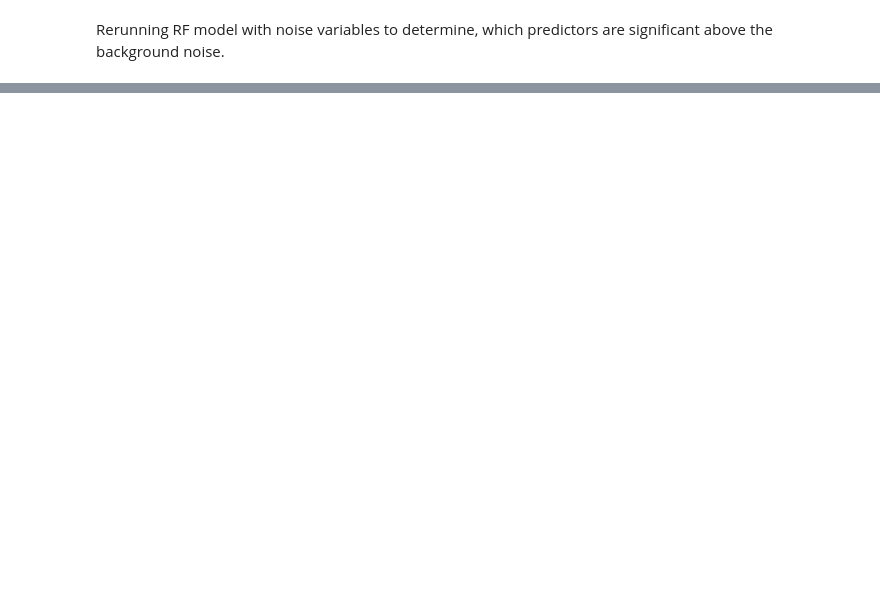
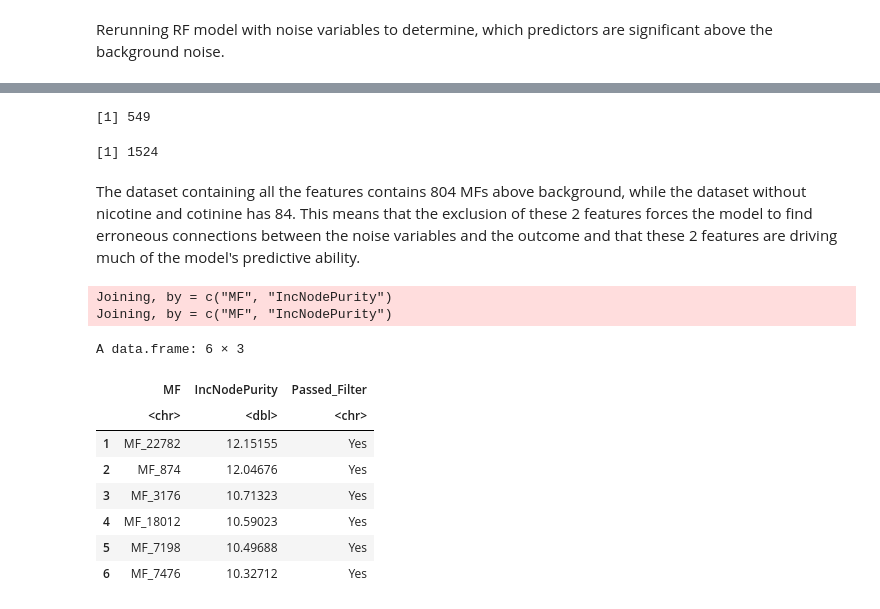
Before and after one commit to UNC-CEMALB/P1002_Ecig-Metabolomics-NELF, a Jupyter notebook: 6. GMCSF Prediction/GMCSF Prediction.ipynb, the cells around one changed output, grey strips where cells are left out. Cells and saved outputs as stored; diff of their text form; code cells hidden in the pictures; blank space fills up the shorter version.

```diff
--- a/6. GMCSF Prediction/GMCSF Prediction.ipynb
+++ b/6. GMCSF Prediction/GMCSF Prediction.ipynb
@@ -252,0 +295,6 @@ write.csv(noise_rf_values[[3]], paste0(Output,"/", cur_date, "_Significant_MFs_n
+# %%
+#calculating avg noise rank out of all variables
+noise_importance_values = noise_rf_values[[3]] %>%
+    column_to_rownames(var = "MF")
+noise_importance_values_covariates = noise_rf_values_covariates[[3]] %>%
+    column_to_rownames(var = "MF")
@@ -252,0 +325,64 @@ write.csv(noise_rf_values[[3]], paste0(Output,"/", cur_date, "_Significant_MFs_n
+# %%
+last_significant_rank_fn = function(noise_importance_values, highest_noise_rank){
+    for (i in 1:length(noise_importance_values$IncNodePurity)){
+    #if the row number (index)/# of variables is less than the highest noise rank the loop will continue
+        if (i/length(noise_importance_values$IncNodePurity) > highest_noise_rank){
+            last_significant_var = i - 1
+            break
+        }
+    }
+    return(last_significant_var)
+}
+
+#calling fn
+last_significant_rank = last_significant_rank_fn(noise_importance_values, highest_noise_rank)
+last_significant_rank_covariates = last_significant_rank_fn(noise_importance_values_covariates, highest_noise_rank_covariates)
+last_significant_rank
+last_significant_rank_covariates
+# %% [output]
+[1] 549
+[1] 1524
+# %% [markdown]
+The dataset containing all the features contains 804 MFs above background, while the dataset without nicotine and cotinine has 84. This means that the exclusion of these 2 features forces the model to find erroneous connections between the noise variables and the outcome and that these 2 features are driving much of the model's predictive ability.
+# %%
+# now getting those significant MFs
+significant_MFs = rownames(noise_importance_values)[1:last_significant_rank]
+significant_MFs_covariates = rownames(noise_importance_values_covariates)[1:last_significant_rank_covariates]
+# %%
+# converting row names back to columns to make next step easier
+noise_importance_values = noise_importance_values %>%
+    rownames_to_column(var = "MF")
+noise_importance_values_covariates = noise_importance_values_covariates %>%
+    rownames_to_column(var = "MF")
+# %%
+# getting dataframe ready to export variable importance ranks from above and whether those features passed the
+# background filter
+noise_variable_importance_ranks = function(noise_importance_values_df, significant_predictors){
+    # filtering the original rank df for predictors that were significant (above random noise)
+    filtered_significant_ranks_df = noise_importance_values_df %>%
+        filter(MF %in% significant_predictors) %>%
+        arrange(-IncNodePurity)
+
+    # adding a column denoting if the feature was above random noise
+    filtered_significant_ranks_df$Passed_Filter = c(rep(c("Yes"), times = length(filtered_significant_ranks_df$MF)))
+
+    final_df = full_join(filtered_significant_ranks_df, noise_importance_values_df)
+    return(final_df)
+}
+
+# calling fn
+significant_predictors_df = noise_variable_importance_ranks(noise_importance_values, significant_MFs)
+significant_predictors_df_covariates = noise_variable_importance_ranks(noise_importance_values_covariates, significant_MFs_covariates)
+head(significant_predictors_df)
+# %% [output]
+Joining, by = c("MF", "IncNodePurity")
+Joining, by = c("MF", "IncNodePurity")
+A data.frame: 6 × 3
+|  | MF | IncNodePurity | Passed_Filter |
+|  | <chr> | <dbl> | <chr> |
+| 1 | MF_22782 | 12.15155 | Yes |
+| 2 | MF_874 | 12.04676 | Yes |
+| 3 | MF_3176 | 10.71323 | Yes |
+| 4 | MF_18012 | 10.59023 | Yes |
+| 5 | MF_7198 | 10.49688 | Yes |
+| 6 | MF_7476 | 10.32712 | Yes |
```
Also changed, not shown: parts of 14 cells of this notebook.
